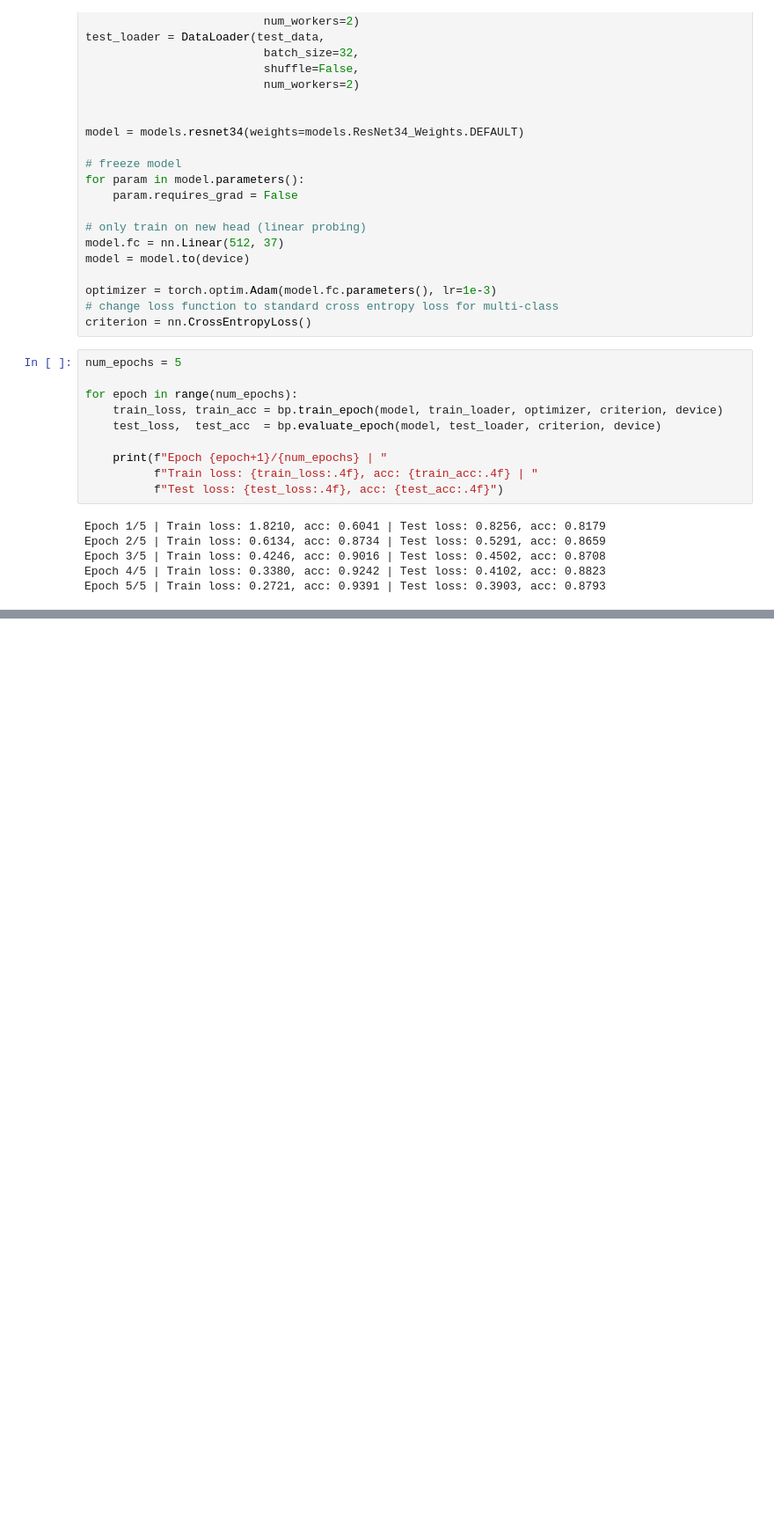
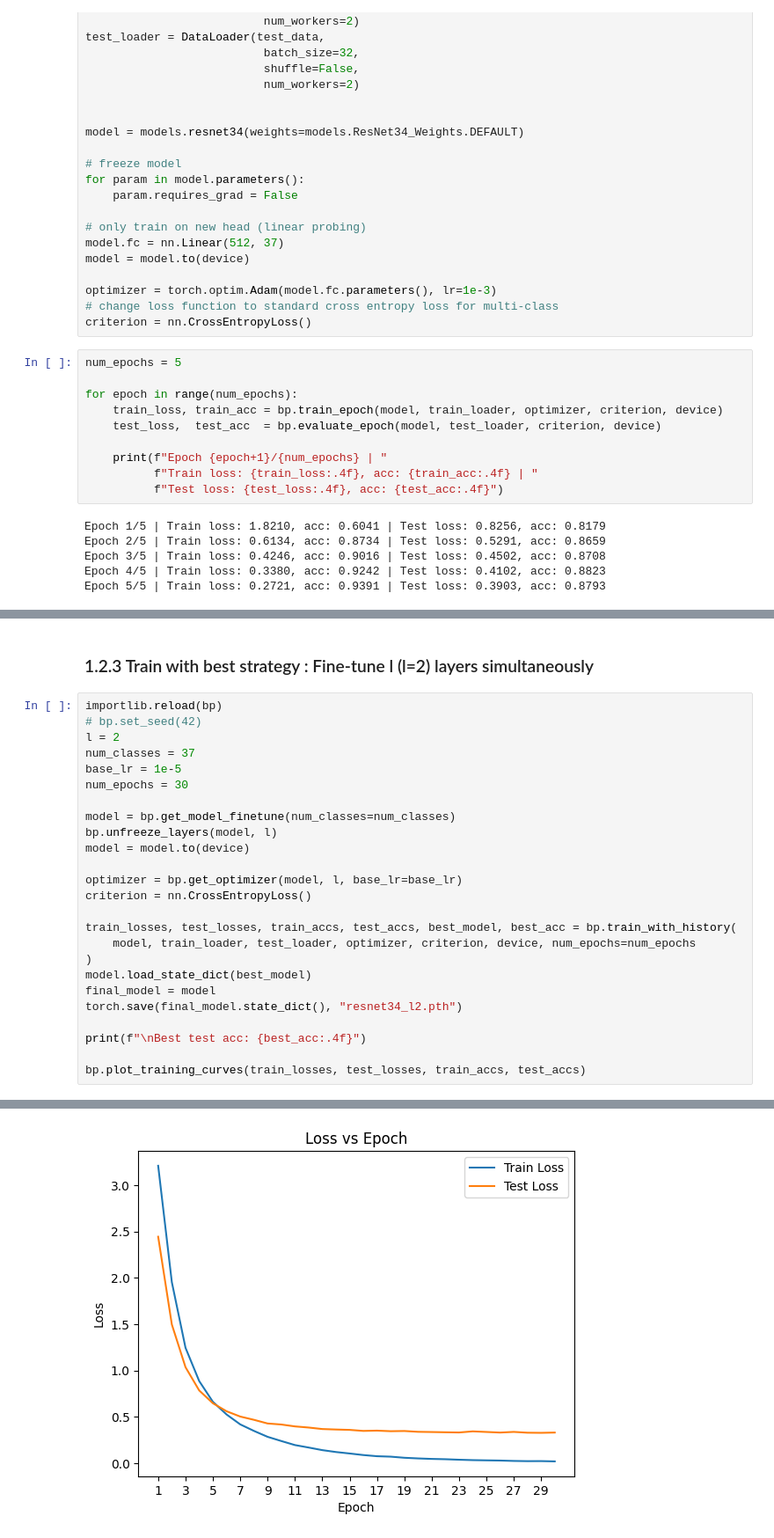
Before and after one commit to nbosiacki/dd2424_final_project, a Jupyter notebook: basic_project.ipynb, the cells around one changed output, grey strips where cells are left out. Shown at 88% size. Saved outputs shown, nothing was run; the diff lists cells and outputs as text; blank space fills up the shorter version.

Commit message:
fine tuning the network

```diff
--- a/basic_project.ipynb
+++ b/basic_project.ipynb
@@ -165,0 +282,28 @@ Epoch 5/5 | Train loss: 0.2721, acc: 0.9391 | Test loss: 0.3903, acc: 0.8793
+# %% [markdown]
+### 1.2.3 Train with best strategy : Fine-tune l (l=2) layers simultaneously
+# %%
+importlib.reload(bp)
+# bp.set_seed(42)
+l = 2
+num_classes = 37
+base_lr = 1e-5
+num_epochs = 30
+
+model = bp.get_model_finetune(num_classes=num_classes)
+bp.unfreeze_layers(model, l)
+model = model.to(device)
+
+optimizer = bp.get_optimizer(model, l, base_lr=base_lr)
+criterion = nn.CrossEntropyLoss()
+
+train_losses, test_losses, train_accs, test_accs, best_model, best_acc = bp.train_with_history(
+    model, train_loader, test_loader, optimizer, criterion, device, num_epochs=num_epochs
+)
+model.load_state_dict(best_model)
+final_model = model
+torch.save(final_model.state_dict(), "resnet34_l2.pth")
+
+print(f"\nBest test acc: {best_acc:.4f}")
+
+bp.plot_training_curves(train_losses, test_losses, train_accs, test_accs)
+# %% [output]
@@ -165,0 +327 @@ Epoch 5/5 | Train loss: 0.2721, acc: 0.9391 | Test loss: 0.3903, acc: 0.8793
+[figure, added]
```
Also changed, not shown: parts of 9 cells of this notebook, 1 other file.
